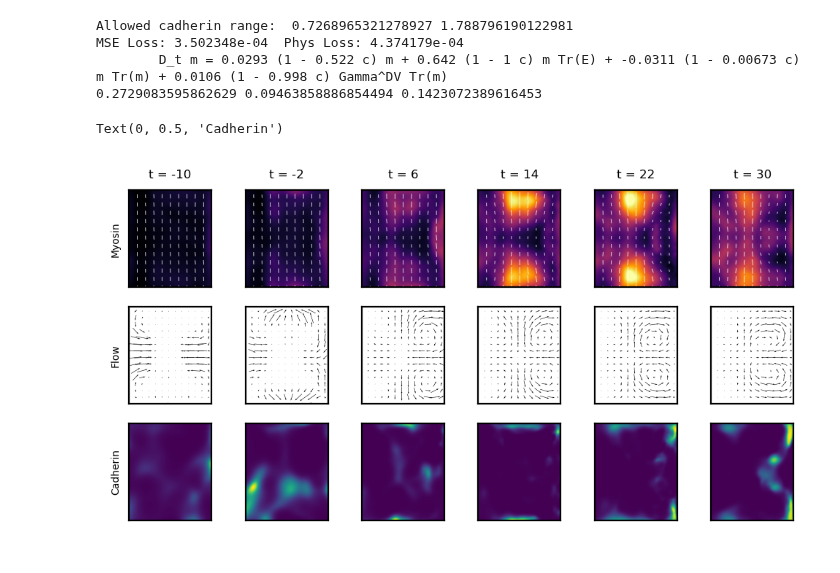
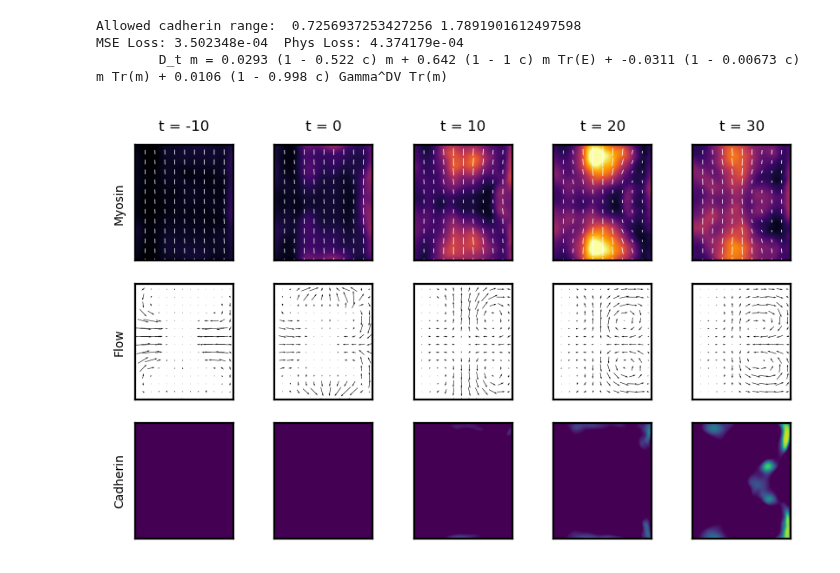
Before and after one commit to jcolen/drosophila_morphogenesis, a Jupyter notebook: MyosinEvolutionPINN/MyosinDynamicsPINN.ipynb, the cells around one changed output. Saved outputs shown, nothing was run; the diff lists cells and outputs as text; code cells hidden in the pictures.

```diff
--- a/MyosinEvolutionPINN/MyosinDynamicsPINN.ipynb
+++ b/MyosinEvolutionPINN/MyosinDynamicsPINN.ipynb
@@ -240,59 +188,33 @@ Text(0, 0.5, 'Cadherin')
 # %%
 from utils.plot_utils import *
 from run_MyosinDynamicsPINN import *
 import torch
 
 device = torch.device('cuda:0' if torch.cuda.is_available() else 'cpu')
 model = DorsalSourcePINN(
     t_train, y_train, x_train,
     sqh_train/1e1, cad_train, vel_train,
     lower_bound, upper_bound)
 model.to(device)
 
-dirs = './version_6_9_2023/'
-dirs = './'
+dirs = './version_6_10_2023/'
 beta=1e-1
 info = torch.load(os.path.join(dirs, f'{model.__class__.__name__}_beta={beta:.0e}.ckpt'),
     map_location='cpu')
 model.load_state_dict(info['state_dict'])
 print(f"MSE Loss: {info['mse_loss']:e}\tPhys Loss: {info['phys_loss']:e}")
 
 with torch.no_grad():
     model.print()
-    m1, v1, c1 = model(
-        torch.from_numpy(t).float().to(device),
-        torch.from_numpy(y).float().to(device),
-        torch.from_numpy(x).float().to(device),
-    )
-    m1 = m1.cpu().numpy().reshape([nTP, nDV, nAP, 2, 2])
-    v1 = v1.cpu().numpy().reshape([nTP, nDV, nAP, 2])
+    m1, v1, c1 = model(tm, ym, xm)
+    times = t.reshape([nTP, nDV, nAP])[..., 0, 0]
+    m1 = m1.cpu().numpy().reshape([nTP, nDV, nAP, 2, 2]).transpose(0, 3, 4, 1, 2)
+    v1 = v1.cpu().numpy().reshape([nTP, nDV, nAP, 2]).transpose(0, 3, 1, 2)
     c1 = c1.cpu().numpy().reshape([nTP, nDV, nAP])
-    print(np.mean((m1 - sqh)**2), np.mean((v1 - vel)**2), np.mean((c1 - cad)**2))
 
-    m1 = m1.transpose(0, 3, 4, 1, 2)
-    v1 = v1.transpose(0, 3, 1, 2)
-    times = t.reshape([nTP, nDV, nAP])[..., 0, 0]
-
-N = 6
-fig, ax = plt.subplots(3, N, dpi=200, figsize=(N,3))
-dt = min(10, sqh.shape[0] // N)
-for i in range(N):
-    ax[0, i].set_title('t = %d'% times[i*dt])
-    plot_tensor2D(ax[0, i], m1[i*dt], vmin=0.06, vmax=0.25, cmap='inferno')
-    plot_vector2D(ax[1, i], v1[i*dt], skip=16)
-    color_2D(ax[2, i], c1[i*dt], cmap='viridis')#, vmin=model.cad_min, vmax=model.cad_max)
-
-    for j in range(3):
-        ax[j, i].set_ylim([dv_min, dv_max])
-
-
-ax[0, 0].set_ylabel('Myosin')
-ax[1, 0].set_ylabel('Flow')
-ax[2, 0].set_ylabel('Cadherin')
+plot(m1, v1, c1)
 # %% [output]
-Allowed cadherin range:  0.7268965321278927 1.788796190122981
+Allowed cadherin range:  0.7256937253427256 1.7891901612497598
 MSE Loss: 3.502348e-04  Phys Loss: 4.374179e-04
         D_t m = 0.0293 (1 - 0.522 c) m + 0.642 (1 - 1 c) m Tr(E) + -0.0311 (1 - 0.00673 c) m Tr(m) + 0.0106 (1 - 0.998 c) Gamma^DV Tr(m)
-0.2729083595862629 0.09463858886854494 0.1423072389616453
-Text(0, 0.5, 'Cadherin')
-[figure, old version]
+[figure, new version]
```
Also changed, not shown: parts of 8 cells of this notebook, 10 other files.
